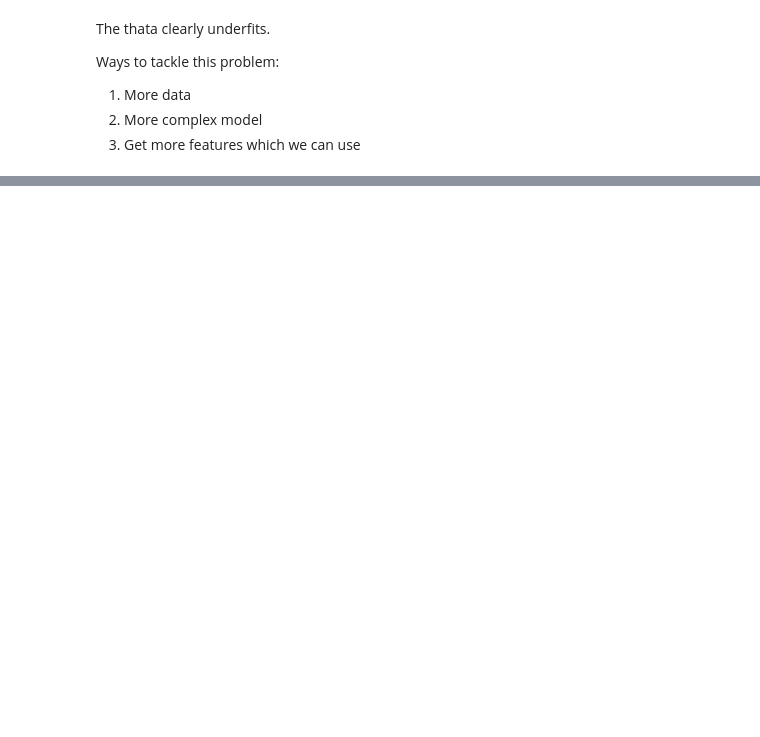
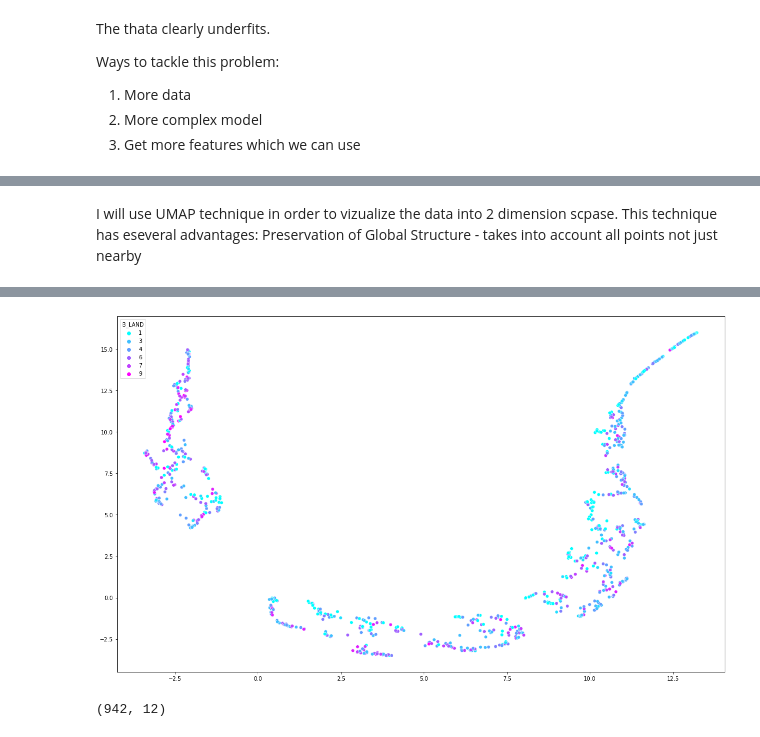
Before and after one commit to pythonTedo/Jo-CustemerCard, a Jupyter notebook: datainspect.ipynb, the cells around one changed output, grey strips where cells are left out. Saved outputs shown, nothing was run; the diff lists cells and outputs as text; code cells hidden in the pictures; blank space fills up the shorter version.

```diff
--- a/datainspect.ipynb
+++ b/datainspect.ipynb
@@ -386,0 +351,10 @@ df
+# %% [markdown]
+I will use UMAP technique in order to vizualize the data into 2 dimension scpase. This technique has eseveral advantages: Preservation of Global Structure - takes into account all points not just nearby
+# %%
+import umap
+ump = umap.UMAP(random_state=42)
+umap_data = ump.fit_transform(df.drop(["B_LAND", "ANZAHL_Diskonter_im Umkreis von 20min", "ANZAHL_Verbrauchermärkte_im Umkreis von 20min"], axis=1))
+plt.figure(figsize=(20,12))
+sns.scatterplot(x=umap_data[:,0], y=umap_data[:,1], hue=df["B_LAND"], palette='cool')
+plt.show()
+# %% [output]
@@ -386,0 +363,5 @@ df
+[figure, added]
+# %%
+np.concatenate([X_train_sc, X_test_sc], axis=0).shape
+# %% [output]
+(942, 12)
```
Also changed, not shown: parts of 13 cells of this notebook, 3 other files.
